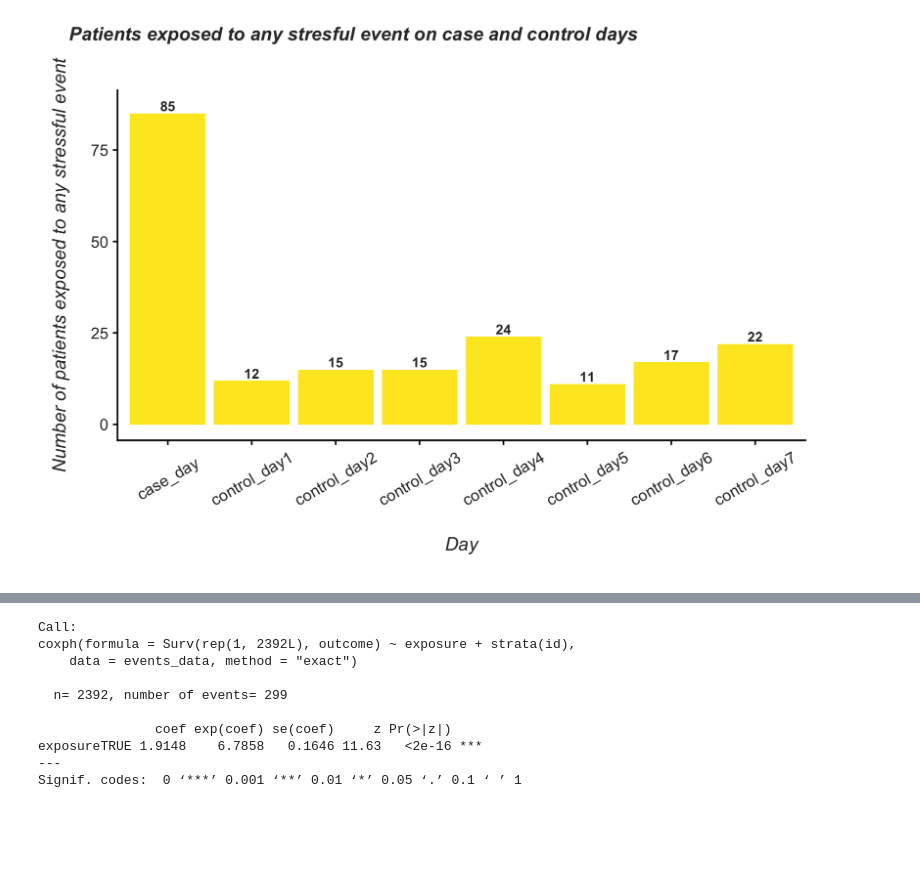
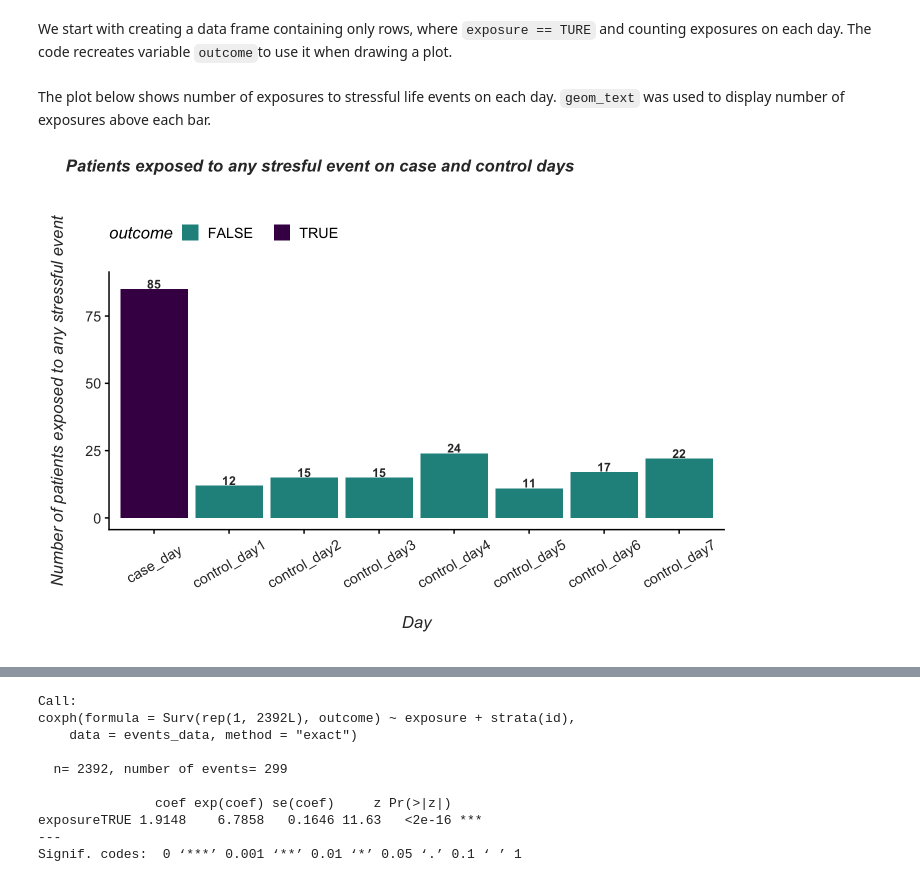
Before and after one commit to odmina/stratified, a Jupyter notebook: stratified.ipynb, the cells around one changed output, grey strips where cells are left out. Cells and saved outputs as stored; diff of their text form; code cells hidden in the pictures; blank space fills up the shorter version.

```diff
--- a/stratified.ipynb
+++ b/stratified.ipynb
@@ -12,26 +57 @@ library(cowplot)
-# %%
-#plots theme
-my_theme <-   theme_half_open(12) +
- theme(
-    plot.margin = margin(30, 10, 30, 20),
-    plot.title = element_text(face = "bold.italic", size = 12, hjust = 0, vjust = 10, color = "gray20"),
-    plot.title.position = "plot",
-    axis.title = element_text(face = "italic", color = "gray20"),
-    axis.title.x = element_text(vjust = -5),
-    axis.title.y = element_text(vjust = 5),
-    axis.text = element_text(color = "gray20"),
-    legend.position = "top",
-    legend.margin = margin(c(5,5,10,0)),
-    legend.title = element_text(face = "italic"),
-    legend.text = element_text(margin = margin(r = 10, unit = "pt")),
-    plot.caption.position = "panel",
-    plot.caption = element_text(size = 8, face = "italic", color = "grey30", vjust = -10),
-    strip.text = element_text(face = "bold")
-  )
-theme_set(my_theme)
-
-#set options to display bigger plots in jupyter notebook
-options(repr.plot.width = 7,
-  repr.plot.height = 5,
-  repr.plot.res = 240)
 # %%
@@ -51,0 +139,2 @@ cols(
+# %% [markdown]
+We start with creating a data frame containing only rows, where `exposure == TURE` and counting exposures on each day. The code recreates variable `outcome`to use it when drawing a plot.
@@ -52,22 +147,19 @@ cols(
+# %% [markdown]
+The plot below shows number of exposures to stressful life events on each day. `geom_text` was used to display number of exposures above each bar.
 # %%
-exposures_per_day <- events_data %>%
-filter(exposure) %>%
-group_by(day) %>%
-summarise(count = n())
-
 ggplot(data = exposures_per_day, aes(x = day)) +
-  geom_bar(aes(weight = count, fill = ""), show.legend = FALSE) +
+  geom_bar(aes(weight = count, fill = outcome), show.legend = TRUE) +
   geom_text(aes(y = count, label = count, fontface ="bold"),
     nudge_y = 2,
     size = 3.1,
     hjust = "middle",
     color = "gray20") +
   labs(
     x = "Day",
     y = "Number of patients exposed to any stressful event",
     title = "Patients exposed to any stresful event on case and control days"
   ) +
   theme(axis.text.x = element_text(angle = 30, vjust = 0.5)) +
-  scale_fill_manual(values = "#FDE725FF")
+  scale_fill_manual(values = c("#21908CFF", "#440154FF"))
 # %% [output]
-[figure, old version]
+[figure, new version]
```
Also changed, not shown: parts of 45 cells of this notebook.
